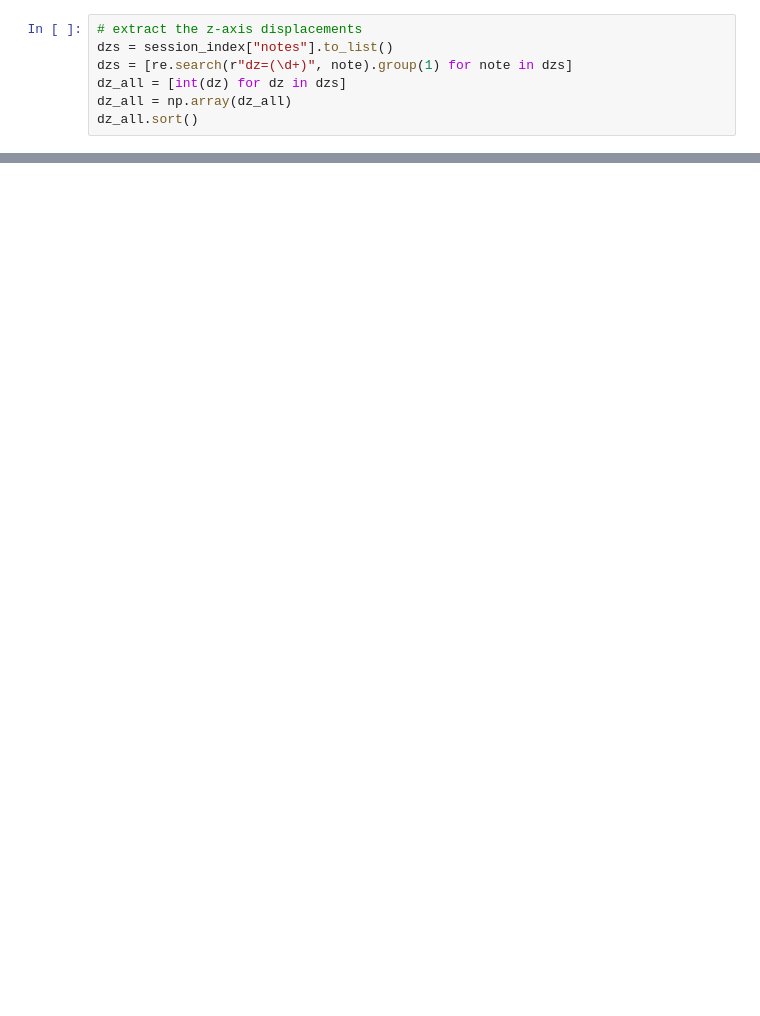
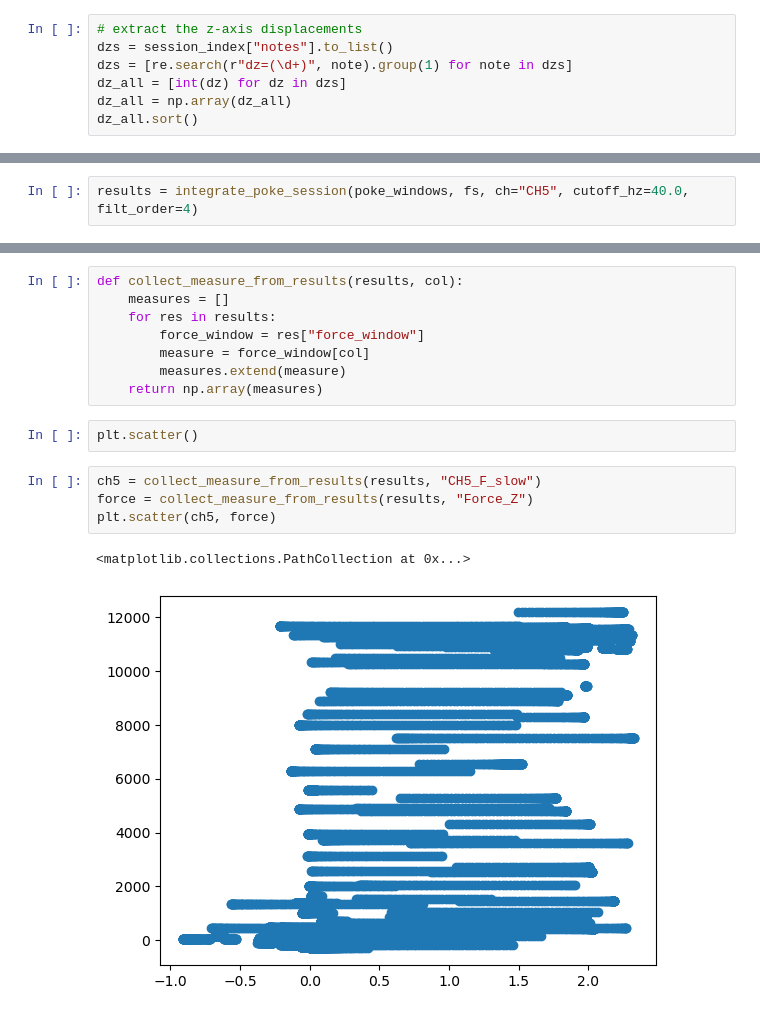
Before and after one commit to maggie-jiayizhang/sensetics, a Jupyter notebook: signal_to_force.ipynb, the cells around one changed output, grey strips where cells are left out. Saved outputs shown, nothing was run; the diff lists cells and outputs as text; blank space fills up the shorter version.

```diff
--- a/signal_to_force.ipynb
+++ b/signal_to_force.ipynb
@@ -77,0 +119,2 @@ Text(0.5, 1.0, 'Contact window, CH5')
+# %%
+results = integrate_poke_session(poke_windows, fs, ch="CH5", cutoff_hz=40.0, filt_order=4)
@@ -77,0 +134,17 @@ Text(0.5, 1.0, 'Contact window, CH5')
+# %%
+def collect_measure_from_results(results, col):
+    measures = []
+    for res in results:
+        force_window = res["force_window"]
+        measure = force_window[col]
+        measures.extend(measure)
+    return np.array(measures)
+# %%
+plt.scatter()
+# %%
+ch5 = collect_measure_from_results(results, "CH5_F_slow")
+force = collect_measure_from_results(results, "Force_Z")
+plt.scatter(ch5, force)
+# %% [output]
+<matplotlib.collections.PathCollection at 0x...>
+[figure, added]
```
Also changed, not shown: parts of 15 cells of this notebook, 3 other files.
